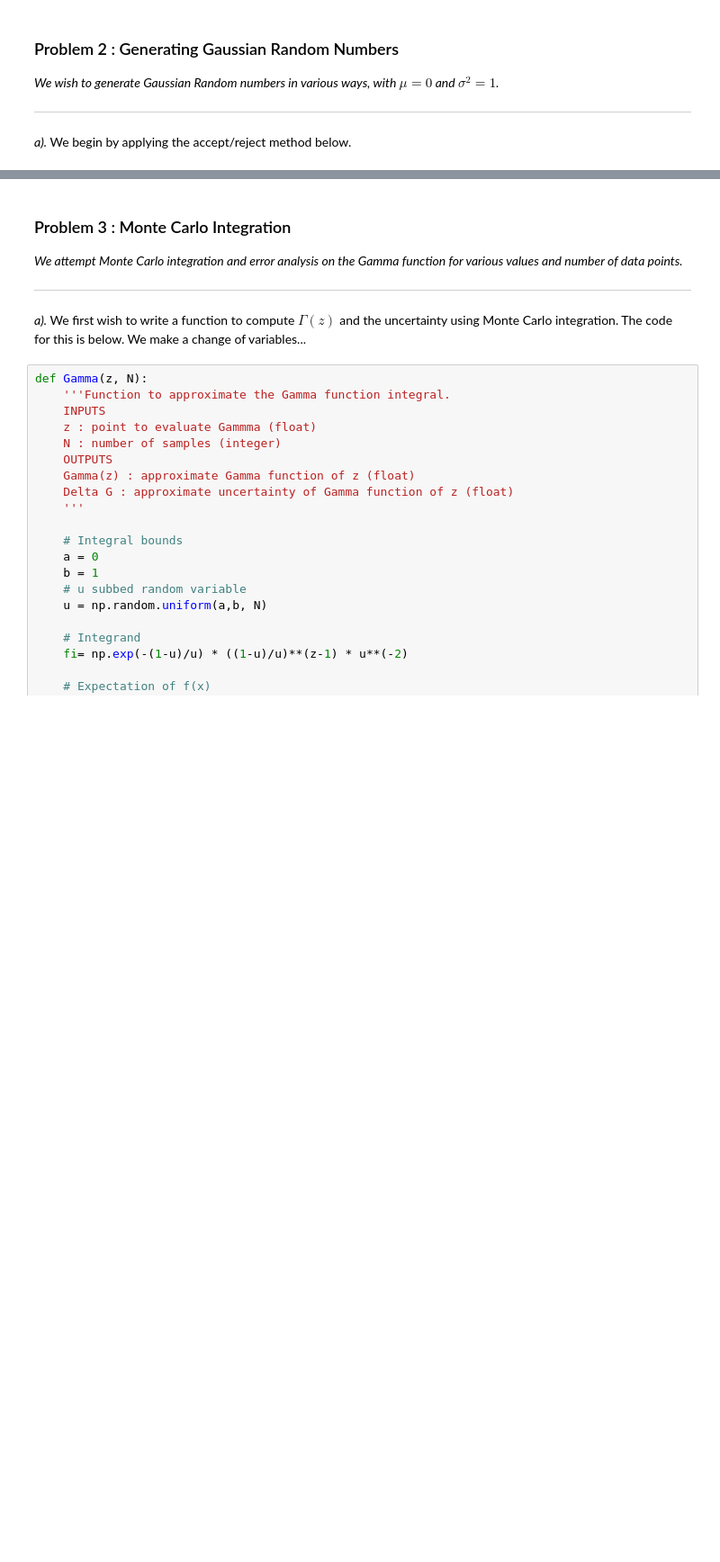
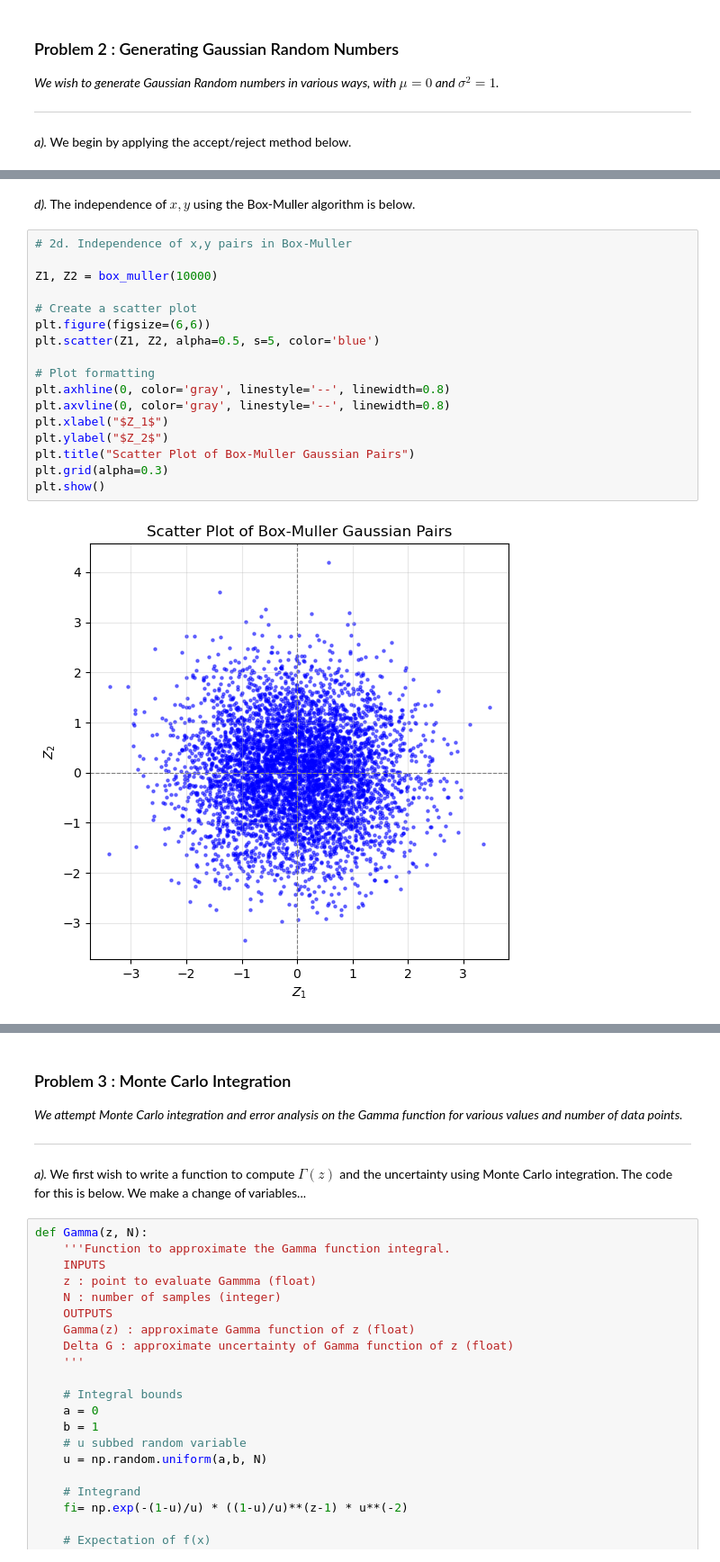
Before and after one commit to aidanwmw/PHYS403, a Jupyter notebook: homework/hw3.ipynb, the cells around one changed output, grey strips where cells are left out. Shown: that part at 90% size. Cells and saved outputs as stored; diff of their text form; blank space fills up the shorter version.

```diff
--- a/homework/hw3.ipynb
+++ b/homework/hw3.ipynb
@@ -153 +173,22 @@ plt.show()
+# %% [markdown]
+*d).* The independence of $x,y$ using the Box-Muller algorithm is below.
+# %%
+# 2d. Independence of x,y pairs in Box-Muller
+
+Z1, Z2 = box_muller(10000)
+
+# Create a scatter plot
+plt.figure(figsize=(6,6))
+plt.scatter(Z1, Z2, alpha=0.5, s=5, color='blue')
+
+# Plot formatting
+plt.axhline(0, color='gray', linestyle='--', linewidth=0.8)
+plt.axvline(0, color='gray', linestyle='--', linewidth=0.8)
+plt.xlabel("$Z_1$")
+plt.ylabel("$Z_2$")
+plt.title("Scatter Plot of Box-Muller Gaussian Pairs")
+plt.grid(alpha=0.3)
+plt.show()
+# %% [output]
+[figure, added]
 # %%
```
Also changed, not shown: parts of 14 cells of this notebook.
